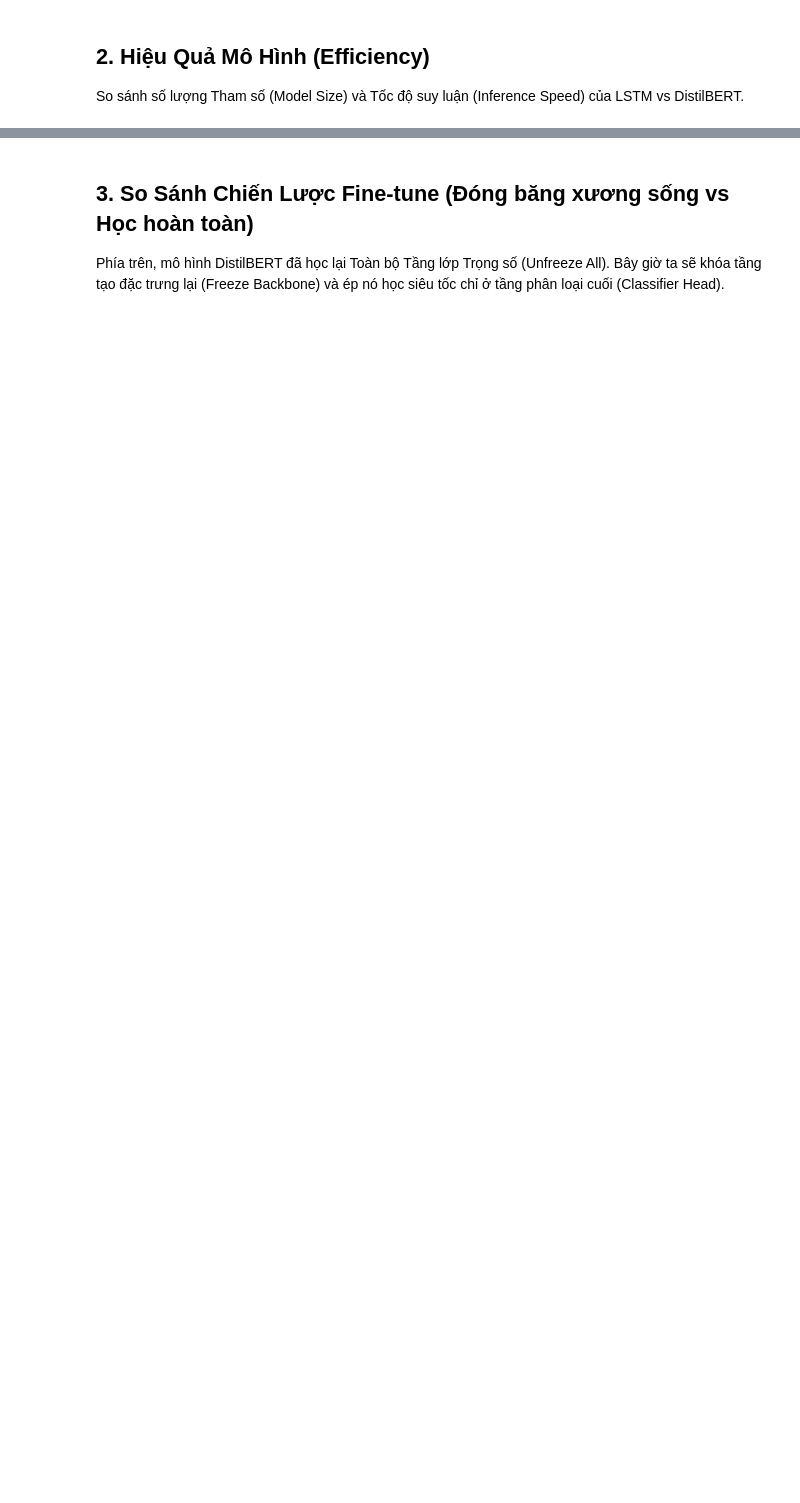
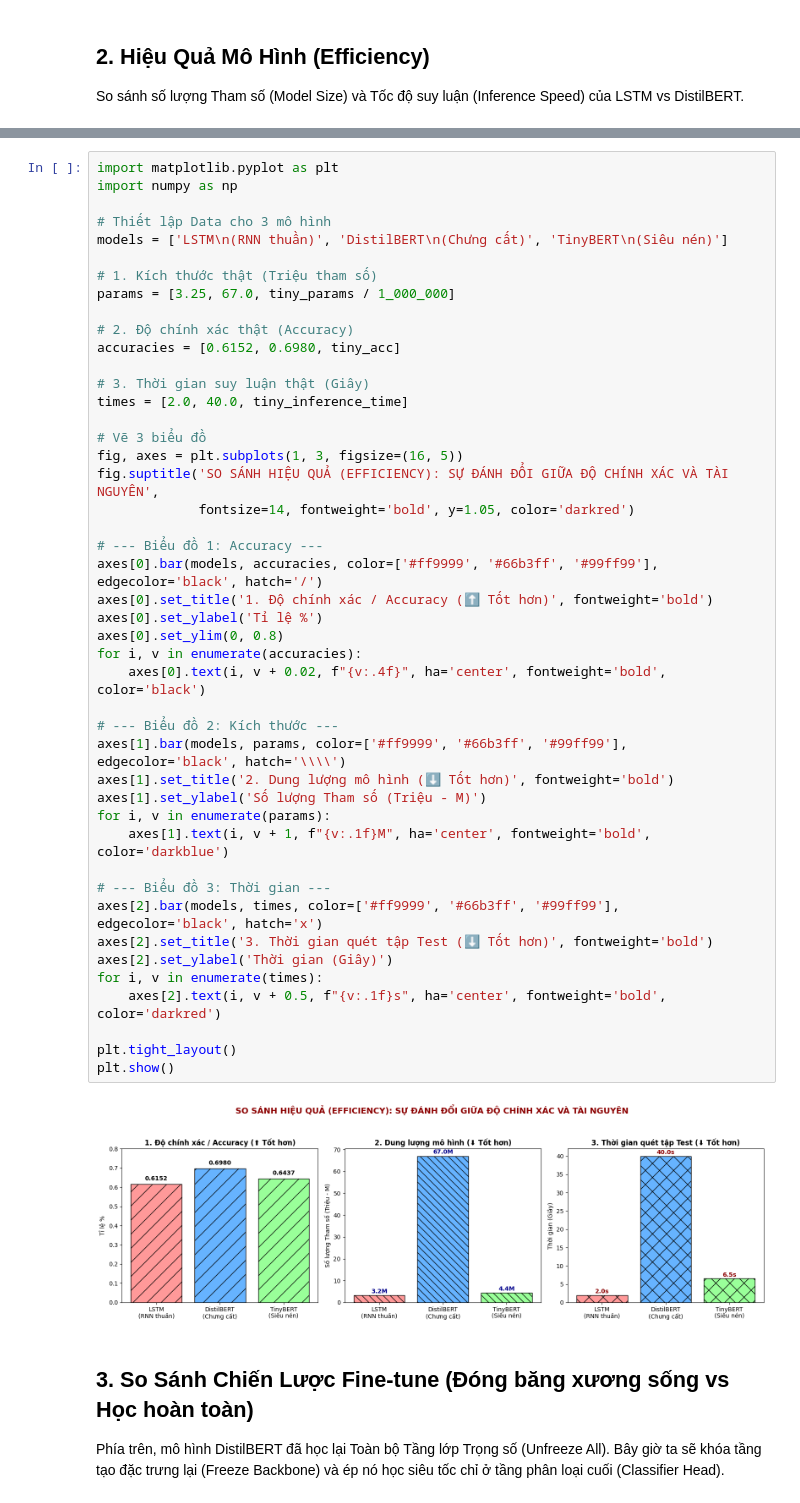
Before and after one commit to huyhoangg/ComputerVision_HCMUT, a Jupyter notebook: tgmt-assigntment1.ipynb, the cells around one changed output, grey strips where cells are left out. Drawn from its saved outputs; the diff is of its cells as text; blank space fills up the shorter version.

```diff
--- a/tgmt-assigntment1.ipynb
+++ b/tgmt-assigntment1.ipynb
@@ -420,3 +666,50 @@ print("- LSTM nhỏ gọn (~3,2 triệu tham số) xử lý văn bản tốn c
+# %%
+import matplotlib.pyplot as plt
+import numpy as np
+
+# Thiết lập Data cho 3 mô hình
+models = ['LSTM\n(RNN thuần)', 'DistilBERT\n(Chưng cất)', 'TinyBERT\n(Siêu nén)']
+
+# 1. Kích thước thật (Triệu tham số)
+params = [3.25, 67.0, tiny_params / 1_000_000]
+
+# 2. Độ chính xác thật (Accuracy)
+accuracies = [0.6152, 0.6980, tiny_acc]
+
+# 3. Thời gian suy luận thật (Giây)
+times = [2.0, 40.0, tiny_inference_time]
+
+# Vẽ 3 biểu đồ
+fig, axes = plt.subplots(1, 3, figsize=(16, 5))
+fig.suptitle('SO SÁNH HIỆU QUẢ (EFFICIENCY): SỰ ĐÁNH ĐỔI GIỮA ĐỘ CHÍNH XÁC VÀ TÀI NGUYÊN',
+             fontsize=14, fontweight='bold', y=1.05, color='darkred')
+
+# --- Biểu đồ 1: Accuracy ---
+axes[0].bar(models, accuracies, color=['#ff9999', '#66b3ff', '#99ff99'], edgecolor='black', hatch='/')
+axes[0].set_title('1. Độ chính xác / Accuracy (⬆ Tốt hơn)', fontweight='bold')
+axes[0].set_ylabel('Tỉ lệ %')
+axes[0].set_ylim(0, 0.8)
+for i, v in enumerate(accuracies):
+    axes[0].text(i, v + 0.02, f"{v:.4f}", ha='center', fontweight='bold', color='black')
+
+# --- Biểu đồ 2: Kích thước ---
+axes[1].bar(models, params, color=['#ff9999', '#66b3ff', '#99ff99'], edgecolor='black', hatch='\\\\')
+axes[1].set_title('2. Dung lượng mô hình (⬇ Tốt hơn)', fontweight='bold')
+axes[1].set_ylabel('Số lượng Tham số (Triệu - M)')
+for i, v in enumerate(params):
+    axes[1].text(i, v + 1, f"{v:.1f}M", ha='center', fontweight='bold', color='darkblue')
+
+# --- Biểu đồ 3: Thời gian ---
+axes[2].bar(models, times, color=['#ff9999', '#66b3ff', '#99ff99'], edgecolor='black', hatch='x')
+axes[2].set_title('3. Thời gian quét tập Test (⬇ Tốt hơn)', fontweight='bold')
+axes[2].set_ylabel('Thời gian (Giây)')
+for i, v in enumerate(times):
+    axes[2].text(i, v + 0.5, f"{v:.1f}s", ha='center', fontweight='bold', color='darkred')
+
+plt.tight_layout()
+plt.show()
+# %% [output]
+[figure, added]
 # %% [markdown]
 ## 3. So Sánh Chiến Lược Fine-tune (Đóng băng xương sống vs Học hoàn toàn)
 Phía trên, mô hình DistilBERT đã học lại Toàn bộ Tầng lớp Trọng số (Unfreeze All). Bây giờ ta sẽ khóa tầng tạo đặc trưng lại (Freeze Backbone) và ép nó học siêu tốc chỉ ở tầng phân loại cuối (Classifier Head).
```
Also changed, not shown: parts of 17 cells of this notebook.
